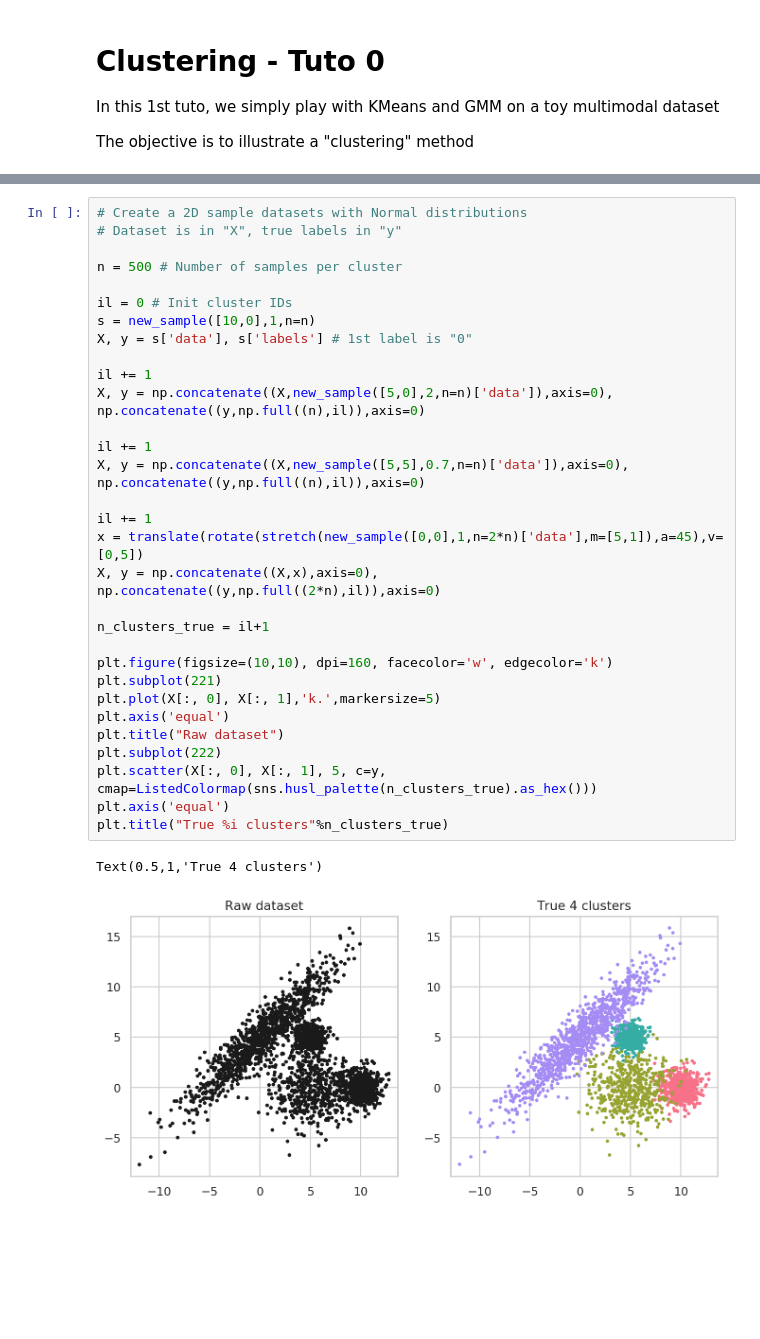
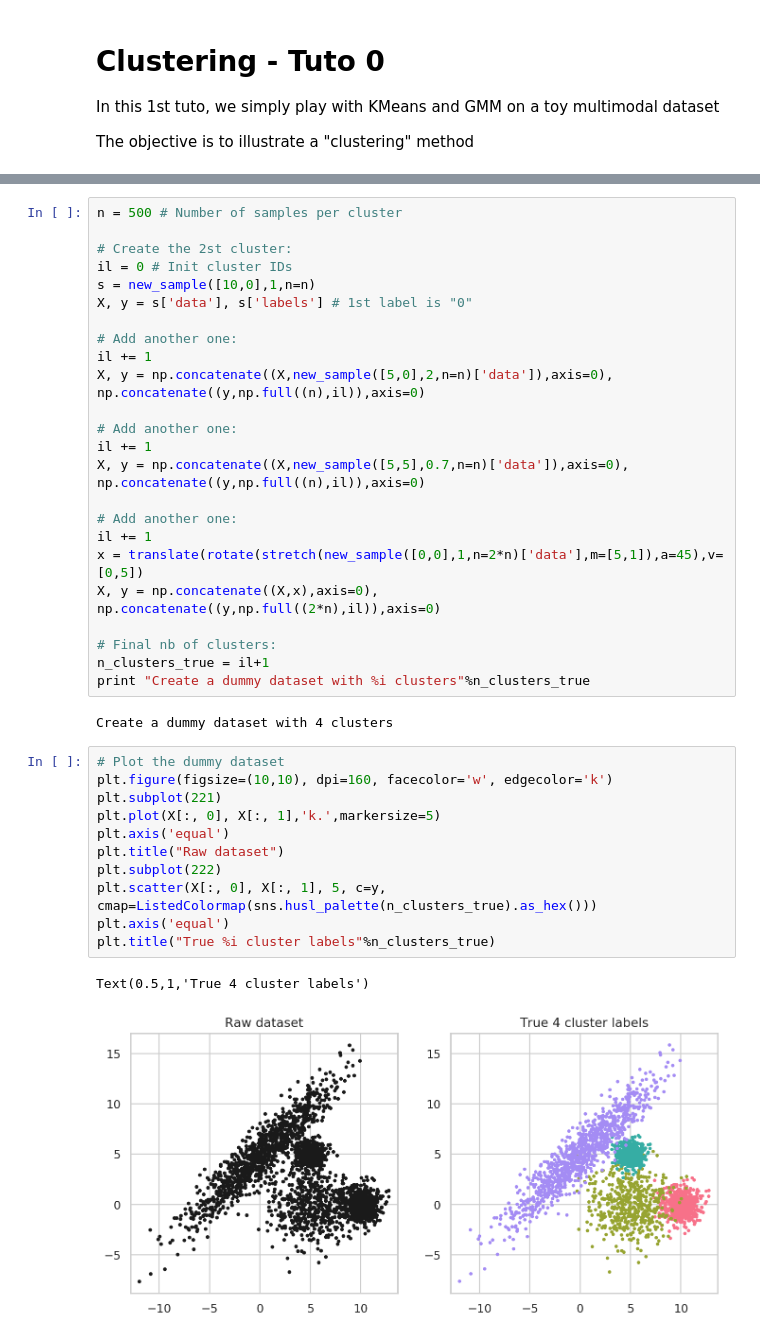
Before and after one commit to gmaze/lopsdata, a Jupyter notebook: clustering/Clustering - Tuto 0.ipynb, the cells around one changed output, grey strips where cells are left out. Saved outputs shown, nothing was run; the diff lists cells and outputs as text; blank space fills up the shorter version.

```diff
--- a/clustering/Clustering - Tuto 0.ipynb
+++ b/clustering/Clustering - Tuto 0.ipynb
@@ -160,34 +26,40 @@ def sns_GMMellipse(x,y,gmm=[],std=[1],main_axes=True,label="?",colors=None,**kwa
 # %%
-# Create a 2D sample datasets with Normal distributions
-# Dataset is in "X", true labels in "y"
-
 n = 500 # Number of samples per cluster
 
+# Create the 2st cluster:
 il = 0 # Init cluster IDs
 s = new_sample([10,0],1,n=n)
 X, y = s['data'], s['labels'] # 1st label is "0"
 
+# Add another one:
 il += 1
 X, y = np.concatenate((X,new_sample([5,0],2,n=n)['data']),axis=0), np.concatenate((y,np.full((n),il)),axis=0)
 
+# Add another one:
 il += 1
 X, y = np.concatenate((X,new_sample([5,5],0.7,n=n)['data']),axis=0), np.concatenate((y,np.full((n),il)),axis=0)
 
+# Add another one:
 il += 1
 x = translate(rotate(stretch(new_sample([0,0],1,n=2*n)['data'],m=[5,1]),a=45),v=[0,5])
 X, y = np.concatenate((X,x),axis=0), np.concatenate((y,np.full((2*n),il)),axis=0)
 
+# Final nb of clusters:
 n_clusters_true = il+1
-
-plt.figure(figsize=(10,10), dpi=160, facecolor='w', edgecolor='k')
-plt.subplot(221)
-plt.plot(X[:, 0], X[:, 1],'k.',markersize=5)
-plt.axis('equal')
-plt.title("Raw dataset")
-plt.subplot(222)
-plt.scatter(X[:, 0], X[:, 1], 5, c=y, cmap=ListedColormap(sns.husl_palette(n_clusters_true).as_hex()))
-plt.axis('equal')
-plt.title("True %i clusters"%n_clusters_true)
+print "Create a dummy dataset with %i clusters"%n_clusters_true
 # %% [output]
-Text(0.5,1,'True 4 clusters')
+Create a dummy dataset with 4 clusters
-[figure, removed]
+# %%
+# Plot the dummy dataset
+plt.figure(figsize=(10,10), dpi=160, facecolor='w', edgecolor='k')
+plt.subplot(221)
+plt.plot(X[:, 0], X[:, 1],'k.',markersize=5)
+plt.axis('equal')
+plt.title("Raw dataset")
+plt.subplot(222)
+plt.scatter(X[:, 0], X[:, 1], 5, c=y, cmap=ListedColormap(sns.husl_palette(n_clusters_true).as_hex()))
+plt.axis('equal')
+plt.title("True %i cluster labels"%n_clusters_true)
+# %% [output]
+Text(0.5,1,'True 4 cluster labels')
+[figure, added]
```
Also changed, not shown: parts of 18 cells of this notebook, 1 other file.
